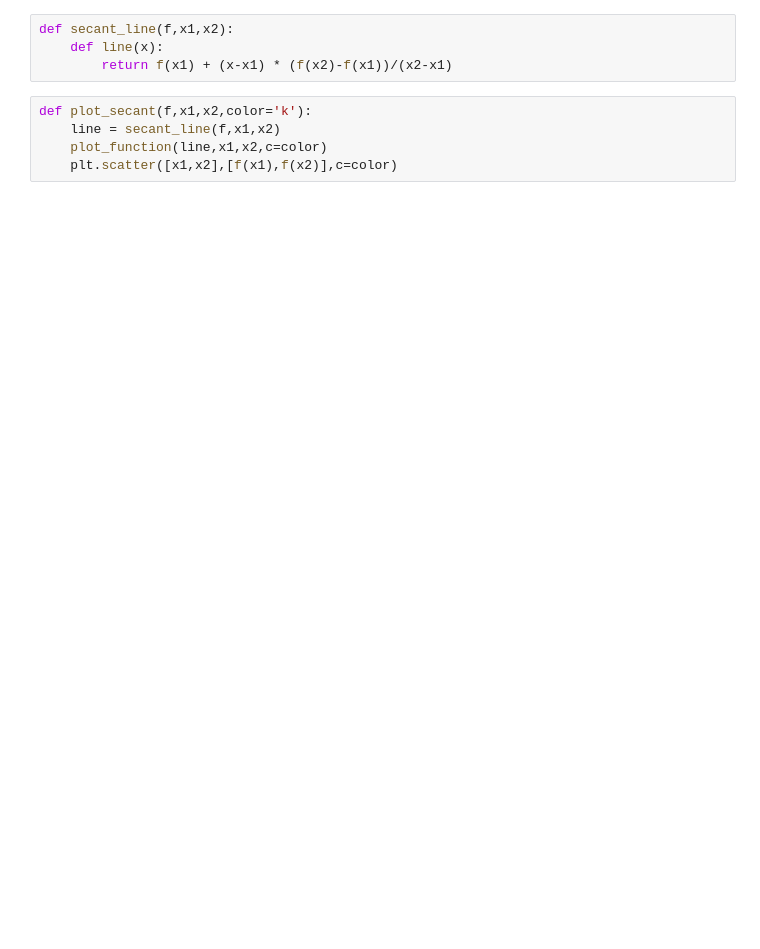
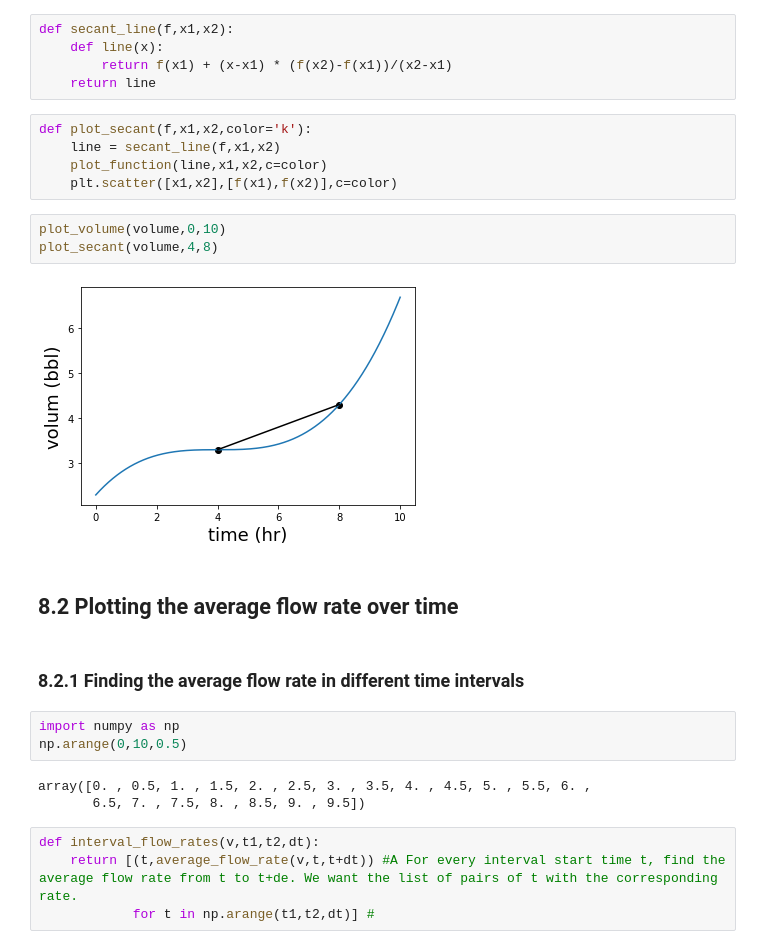
Before and after one commit to Samuel-wei/Math-for-Programmers, a Jupyter notebook: Chapter 08/ch08_UnderstandingRatesofChange.ipynb, the cells around one changed output. Drawn from its saved outputs; the diff is of its cells as text; blank space fills up the shorter version.

```diff
--- a/Chapter 08/ch08_UnderstandingRatesofChange.ipynb
+++ b/Chapter 08/ch08_UnderstandingRatesofChange.ipynb
@@ -85,8 +95,28 @@ average_flow_rate(decreasing_volume,0,4)
 def secant_line(f,x1,x2):
     def line(x):
         return f(x1) + (x-x1) * (f(x2)-f(x1))/(x2-x1)
+    return line
 # %%
 def plot_secant(f,x1,x2,color='k'):
     line = secant_line(f,x1,x2)
     plot_function(line,x1,x2,c=color)
     plt.scatter([x1,x2],[f(x1),f(x2)],c=color)
+# %%
+plot_volume(volume,0,10)
+plot_secant(volume,4,8)
+# %% [output]
+[figure, added]
+# %% [markdown]
+## 8.2 Plotting the average flow rate over time
+# %% [markdown]
+### 8.2.1 Finding the average flow rate in different time intervals
+# %%
+import numpy as np
+np.arange(0,10,0.5)
+# %% [output]
+array([0. , 0.5, 1. , 1.5, 2. , 2.5, 3. , 3.5, 4. , 4.5, 5. , 5.5, 6. ,
+       6.5, 7. , 7.5, 8. , 8.5, 9. , 9.5])
+# %%
+def interval_flow_rates(v,t1,t2,dt):
+    return [(t,average_flow_rate(v,t,t+dt)) #A For every interval start time t, find the average flow rate from t to t+de. We want the list of pairs of t with the corresponding rate.
+            for t in np.arange(t1,t2,dt)] #
```
Also changed, not shown: parts of 55 cells of this notebook.
